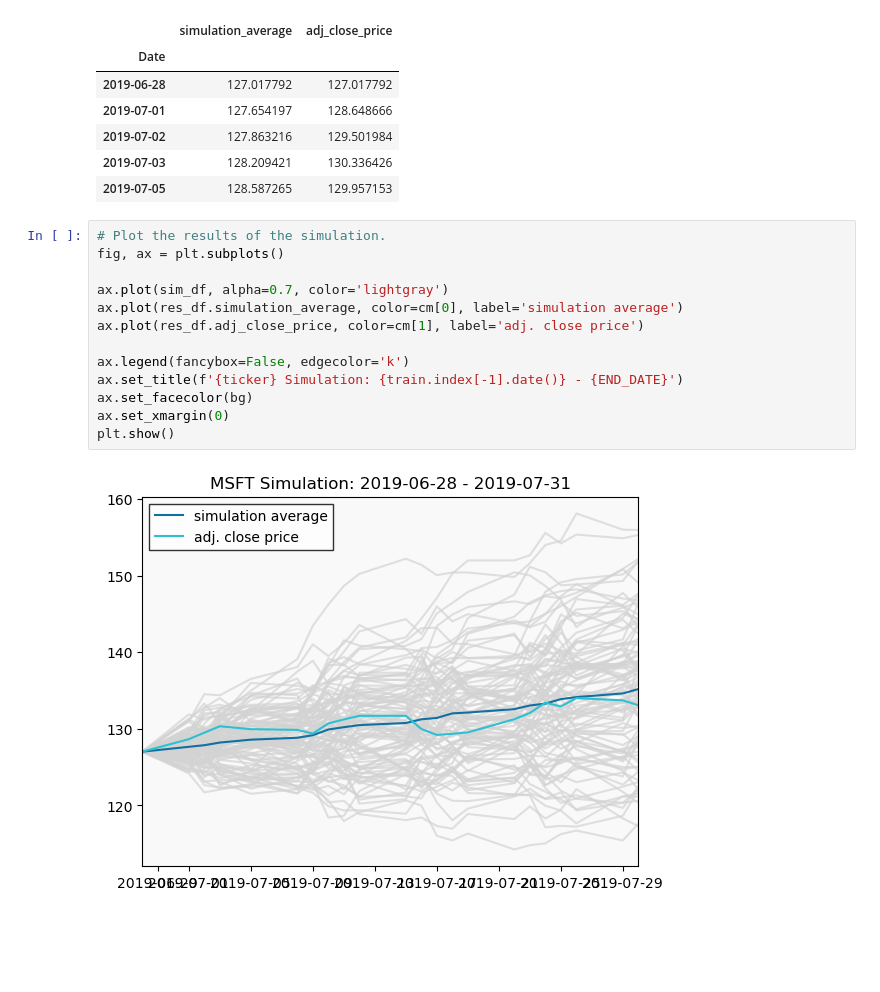
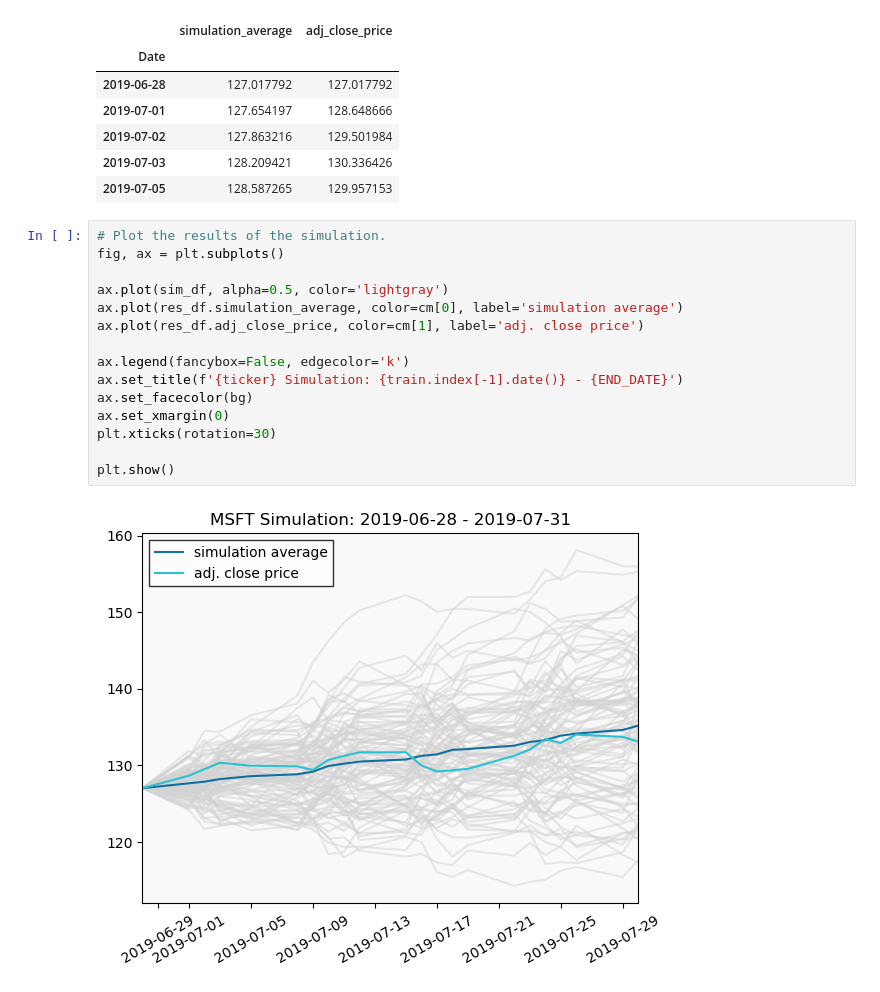
Before and after one commit to sehoxjeong/asset-pricing, a Jupyter notebook: codes/monte_carlo_simulation.ipynb, the cells around one changed output. Saved outputs shown, nothing was run; the diff lists cells and outputs as text; blank space fills up the shorter version.

```diff
--- a/codes/monte_carlo_simulation.ipynb
+++ b/codes/monte_carlo_simulation.ipynb
@@ -113,15 +113,17 @@ res_df.head()
 # %%
 # Plot the results of the simulation.
 fig, ax = plt.subplots()
 
-ax.plot(sim_df, alpha=0.7, color='lightgray')
+ax.plot(sim_df, alpha=0.5, color='lightgray')
 ax.plot(res_df.simulation_average, color=cm[0], label='simulation average')
 ax.plot(res_df.adj_close_price, color=cm[1], label='adj. close price')
 
 ax.legend(fancybox=False, edgecolor='k')
 ax.set_title(f'{ticker} Simulation: {train.index[-1].date()} - {END_DATE}')
 ax.set_facecolor(bg)
 ax.set_xmargin(0)
+plt.xticks(rotation=30)
+
 plt.show()
 # %% [output]
-[figure, old version]
+[figure, new version]
```
